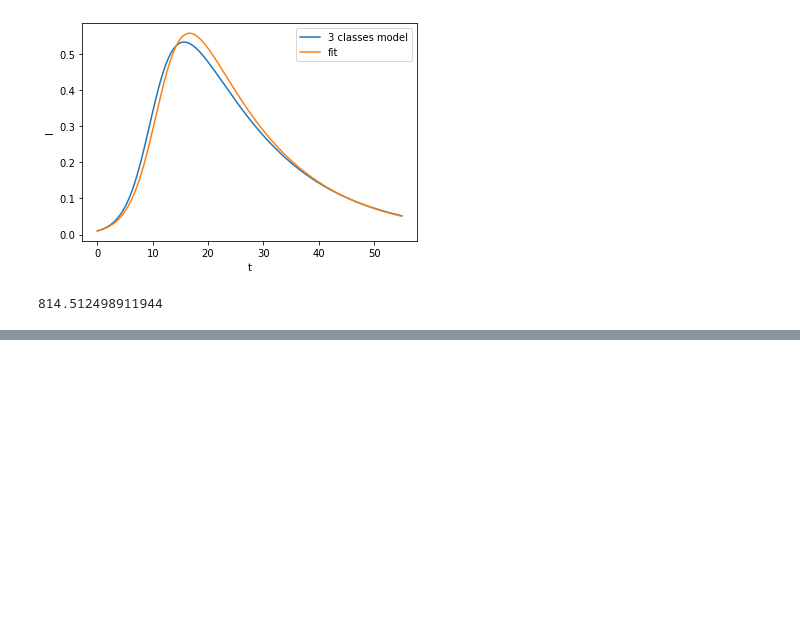
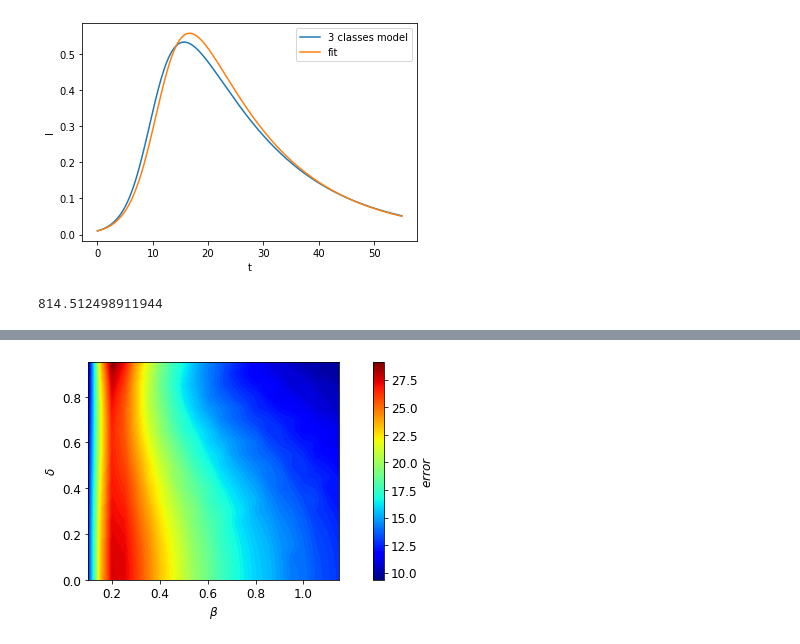
Before and after one commit to ParimahSafarian/Inequality-and-COVID-19, a Jupyter notebook: Fitting_Examiniation.ipynb, the cells around one changed output, grey strips where cells are left out. Saved outputs shown, nothing was run; the diff lists cells and outputs as text; code cells hidden in the pictures; blank space fills up the shorter version.

Commit message:
error in parameters space

```diff
--- a/Fitting_Examiniation.ipynb
+++ b/Fitting_Examiniation.ipynb
@@ -278,0 +274,17 @@ plt.contourf(betam_range, delta_range, Error, 100, cmap = cm.jet)
+# %%
+plt.contourf(betam_range, delta_range, Error, 100, cmap = cm.jet)
+
+plt.ylabel('$\delta$')
+plt.xlabel('$\u03B2$')
+
+normalize = mcolors.Normalize(vmin=np.min(error), vmax=np.max(error))
+colormap = cm.jet
+
+scalarmappaple = cm.ScalarMappable(norm=normalize, cmap=colormap)
+scalarmappaple.set_array(error)
+fig.subplots_adjust(bottom=0.1, wspace=1, hspace=None)
+cbar_ax = None
+cbar = plt.colorbar(scalarmappaple, orientation="vertical", pad=0.1, cax=cbar_ax)
+cbar.set_label('$error$')
+# %% [output]
+[figure, added]
```
Also changed, not shown: parts of 16 cells of this notebook, 2 other files.
